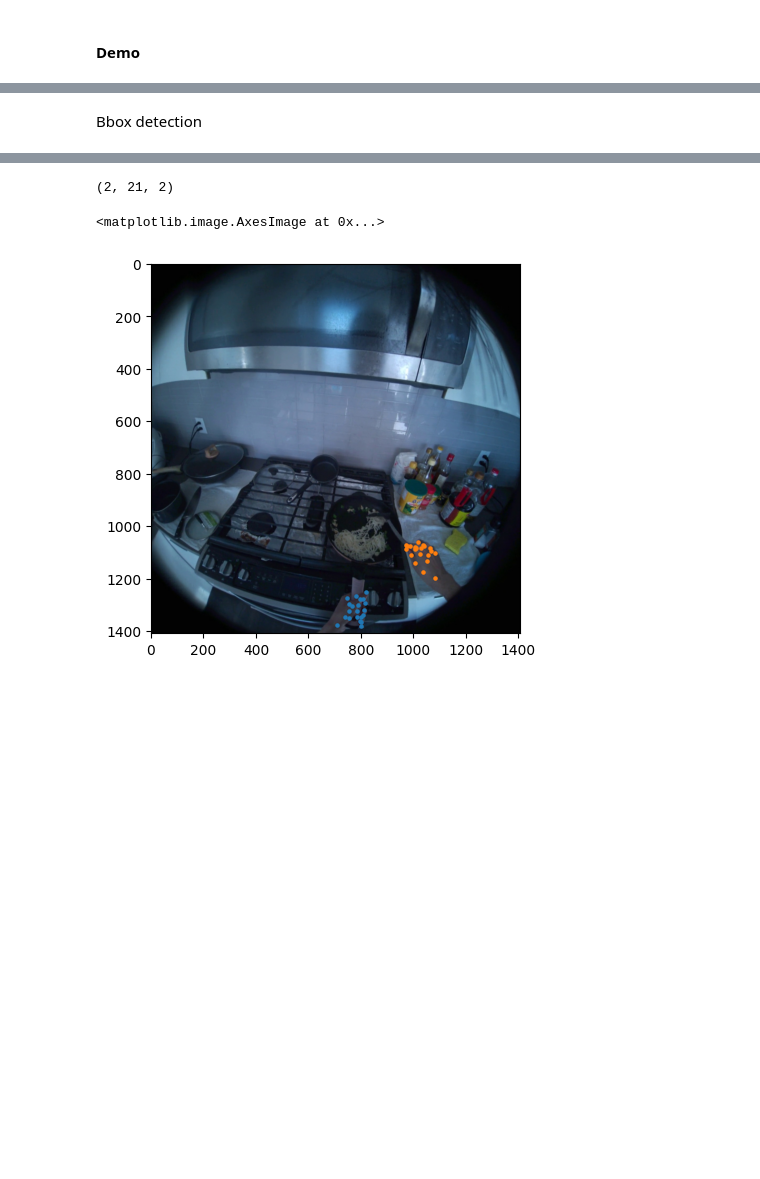
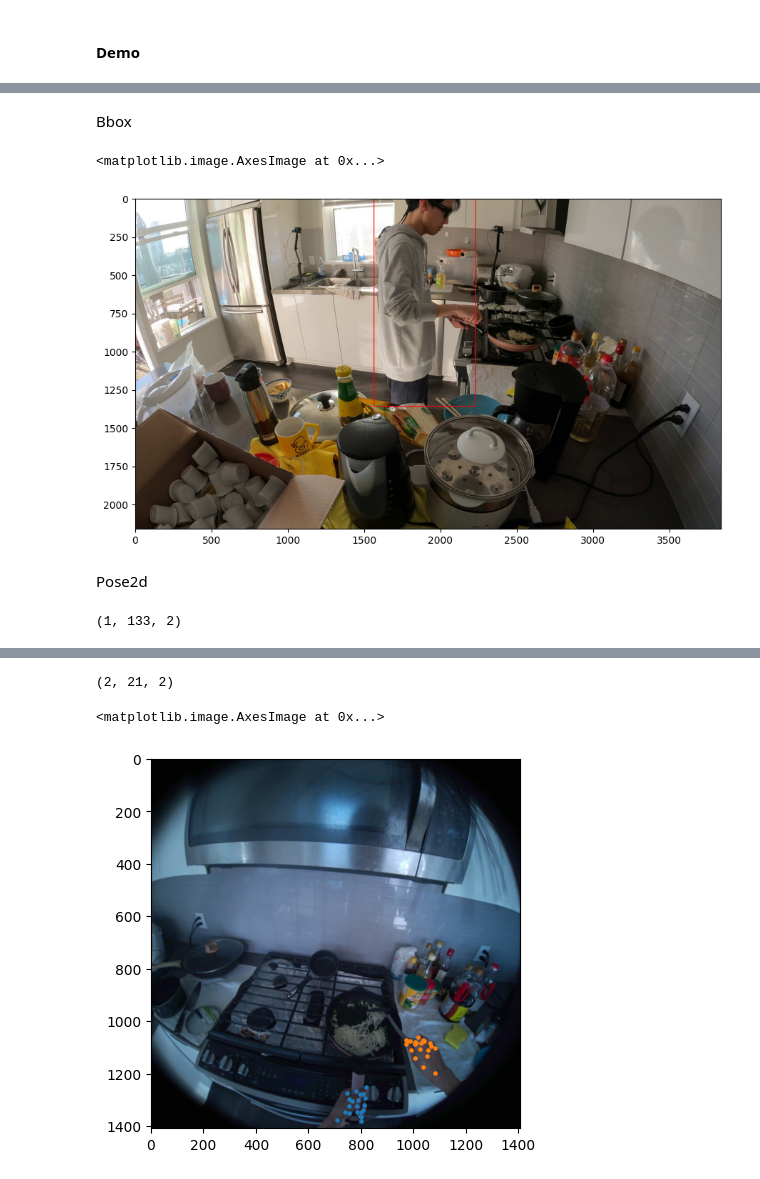
Before and after one commit to jinxuzh/Ego4d, a Jupyter notebook: ego4d/internal/human_pose/main_Ego4d-mmpose.ipynb, the cells around one changed output, grey strips where cells are left out. Drawn from its saved outputs; the diff is of its cells as text; code cells hidden in the pictures; blank space fills up the shorter version.

Commit message:
Body bbox & pose2d estimation with latest mmpose repository

```diff
--- a/ego4d/internal/human_pose/main_Ego4d-mmpose.ipynb
+++ b/ego4d/internal/human_pose/main_Ego4d-mmpose.ipynb
@@ -47,2 +56,29 @@ Loads checkpoint by http backend from path: https://download.openmmlab.com/mmpos
 # %% [markdown]
-Bbox detection
+Bbox
+# %%
+#####################################
+test_case = "sfu_cooking_007_3"
+#####################################
+
+img_dir_path = f"/media/jinxu/New Volume/ego4dData/cache/{test_case}/frames/cam01_0"
+all_img_path = sorted(glob.glob(os.path.join(img_dir_path, '*')))
+img = all_img_path[0]
+
+######### Bbox with pretrained detector ############
+body_det_result = inference_detector(body_detector, img)
+body_pred_instance = body_det_result.pred_instances.cpu().numpy()
+body_bboxes = np.concatenate((body_pred_instance.bboxes, body_pred_instance.scores[:, None]), axis=1)
+
+# Manually select first two bboxes
+body_bbox = body_bboxes[:1,:4] # Get first two bboxes
+
+# Visualization
+image = np.array(Image.open(img))
+bbox_vis = body_bbox.astype(np.int64)
+for curr_vis_bbox in bbox_vis:
+    cv2.rectangle(image, curr_vis_bbox[:2], curr_vis_bbox[2:], color=(255,0,0), thickness=3);
+plt.figure(figsize=(15,6))
+plt.imshow(image)
+# %% [output]
+<matplotlib.image.AxesImage at 0x...>
+[figure, added]
@@ -48,0 +91,15 @@ Bbox detection
+# %% [markdown]
+Pose2d
+# %%
+body_pose_results = inference_topdown(body_pose_estimator, img, body_bbox)
+body_data_samples = merge_data_samples(body_pose_results)
+
+# Extract hand pose2d kpts array
+body_kpts = body_data_samples.pred_instances.keypoints
+print(body_kpts.shape)
+body_kpts_conf = body_data_samples.pred_instances.keypoint_scores
+
+# Final result
+body_pose2d_result = np.append(body_kpts, body_kpts_conf[:,:,None], axis=2)
+# %% [output]
+(1, 133, 2)
```
Also changed, not shown: parts of 15 cells of this notebook, 6 other files.
